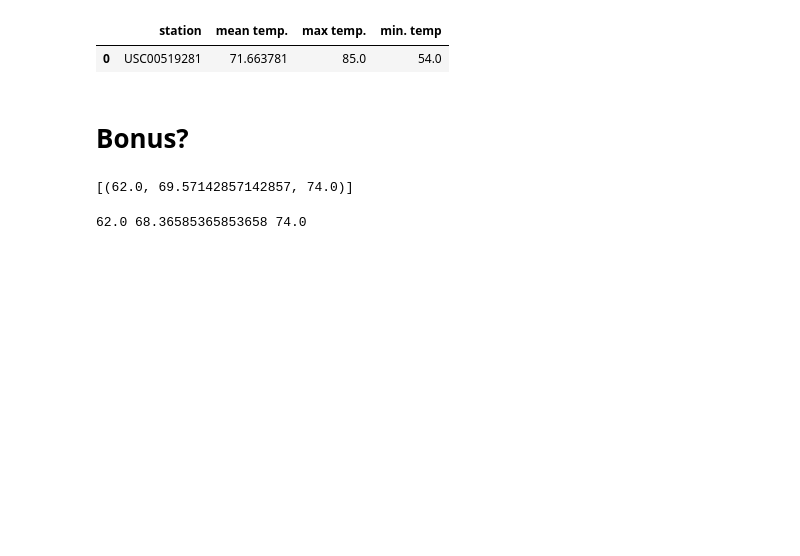
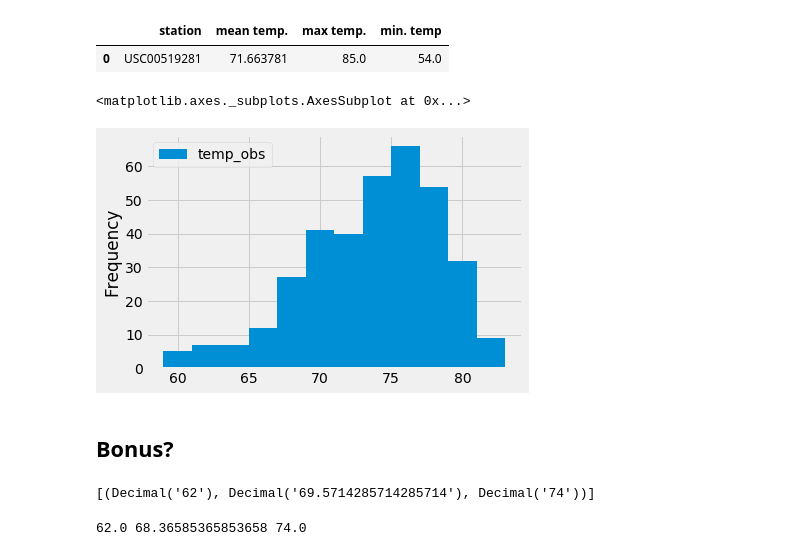
Before and after one commit to differentiablef/data-challenge, a Jupyter notebook: SQL-Climate/prelim-climate-data-analysis.ipynb, the cells around one changed output. Cells and saved outputs as stored; diff of their text form; code cells hidden in the pictures; blank space fills up the shorter version.

```diff
--- a/SQL-Climate/prelim-climate-data-analysis.ipynb
+++ b/SQL-Climate/prelim-climate-data-analysis.ipynb
@@ -133,5 +130,27 @@ station_data.head()
+# %%
+# using `station_id` find most recent 12 months of
+#   ... temperature observation data then plot the results as a histogram
+
+# extract boundaries for date/time
+end_date = session.query(Measurement.date).\
+    filter(Measurement.station == station_id).\
+    order_by(desc(Measurement.date)).limit(10).all()[0][0]
+
+begin_date = end_date - dt.timedelta(days=365)
+
+# get relavent data for weather station
+results = session.query(Measurement.temp_obs).\
+    filter(Measurement.date >= begin_date).\
+    filter(Measurement.date <= end_date).\
+    filter(Measurement.station == station_id)
+
+station_data = pd.DataFrame(results).astype({'temp_obs':'float'})
+station_data.plot(kind='hist', bins=12)
+# %% [output]
+<matplotlib.axes._subplots.AxesSubplot at 0x...>
+[figure, added]
 # %% [markdown]
-# Bonus?
+## Bonus?
 # %%
 # This function called `calc_temps` will accept start date and end date in the format '%Y-%m-%d'
 # and return the minimum, average, and maximum temperatures for that range of dates
@@ -146,13 +165,13 @@ def calc_temps(start_date, end_date):
         TMIN, TAVE, and TMAX
     """
 
-    return session.query(func.min(Measurement.tobs), func.avg(Measurement.tobs), func.max(Measurement.tobs)).\
+    return session.query(func.min(Measurement.temp_obs), func.avg(Measurement.temp_obs), func.max(Measurement.temp_obs)).\
         filter(Measurement.date >= start_date).filter(Measurement.date <= end_date).all()
 
 # function usage example
 print(calc_temps('2012-02-28', '2012-03-05'))
 # %% [output]
-[(62.0, 69.57142857142857, 74.0)]
+[(Decimal('62'), Decimal('69.5714285714285714'), Decimal('74'))]
 # %%
 # Use your previous function `calc_temps` to calculate the tmin, tavg, and tmax
 # for your trip using the previous year's data for those same dates.
```
Also changed, not shown: parts of 4 cells of this notebook.
